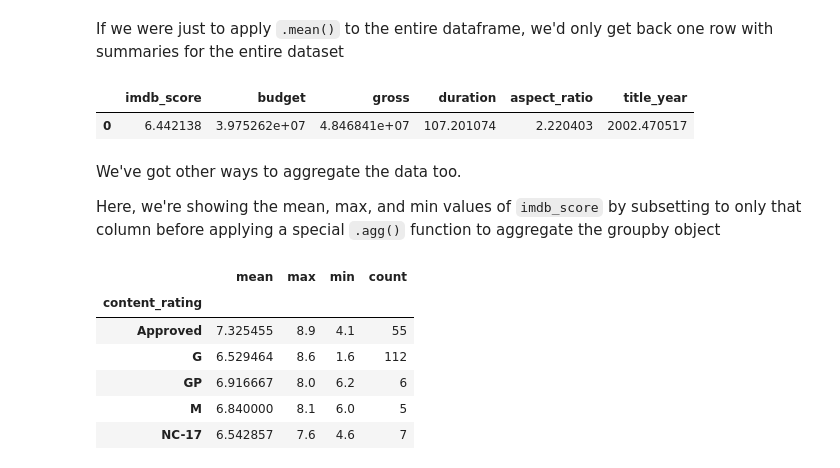
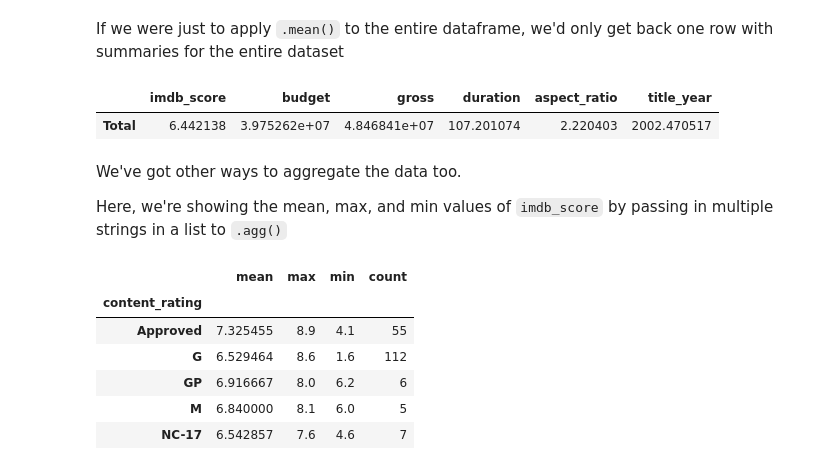
Before and after one commit to ishaandey/node, a Jupyter notebook: week-2/pandas_key.ipynb, the cells around one changed output. Cells and saved outputs as stored; diff of their text form; code cells hidden in the pictures.

```diff
--- a/week-2/pandas_key.ipynb
+++ b/week-2/pandas_key.ipynb
@@ -481,14 +527,14 @@ movies_byRating.mean()
 # %% [markdown]
 If we were just to apply `.mean()` to the entire dataframe, we'd only get back one row with summaries for the entire dataset
 # %%
-pd.DataFrame(movies.mean()).T
+pd.DataFrame(movies.mean(), columns=['Total']).T
 # %% [output]
 |  | imdb_score | budget | gross | duration | aspect_ratio | title_year |
-| 0 | 6.442138 | 3.975262e+07 | 4.846841e+07 | 107.201074 | 2.220403 | 2002.470517 |
+| Total | 6.442138 | 3.975262e+07 | 4.846841e+07 | 107.201074 | 2.220403 | 2002.470517 |
 # %% [markdown]
 We've got other ways to aggregate the data too.
 
-Here, we're showing the mean, max, and min values of `imdb_score` by subsetting to only that column before applying a special `.agg()` function to aggregate the groupby object
+Here, we're showing the mean, max, and min values of `imdb_score` by passing in multiple strings in a list to `.agg()`
 # %%
 movies_byRating['imdb_score'].agg(['mean', 'max', 'min', 'count'])
 # %% [output]
```
Also changed, not shown: parts of 58 cells of this notebook, 2 other files.
